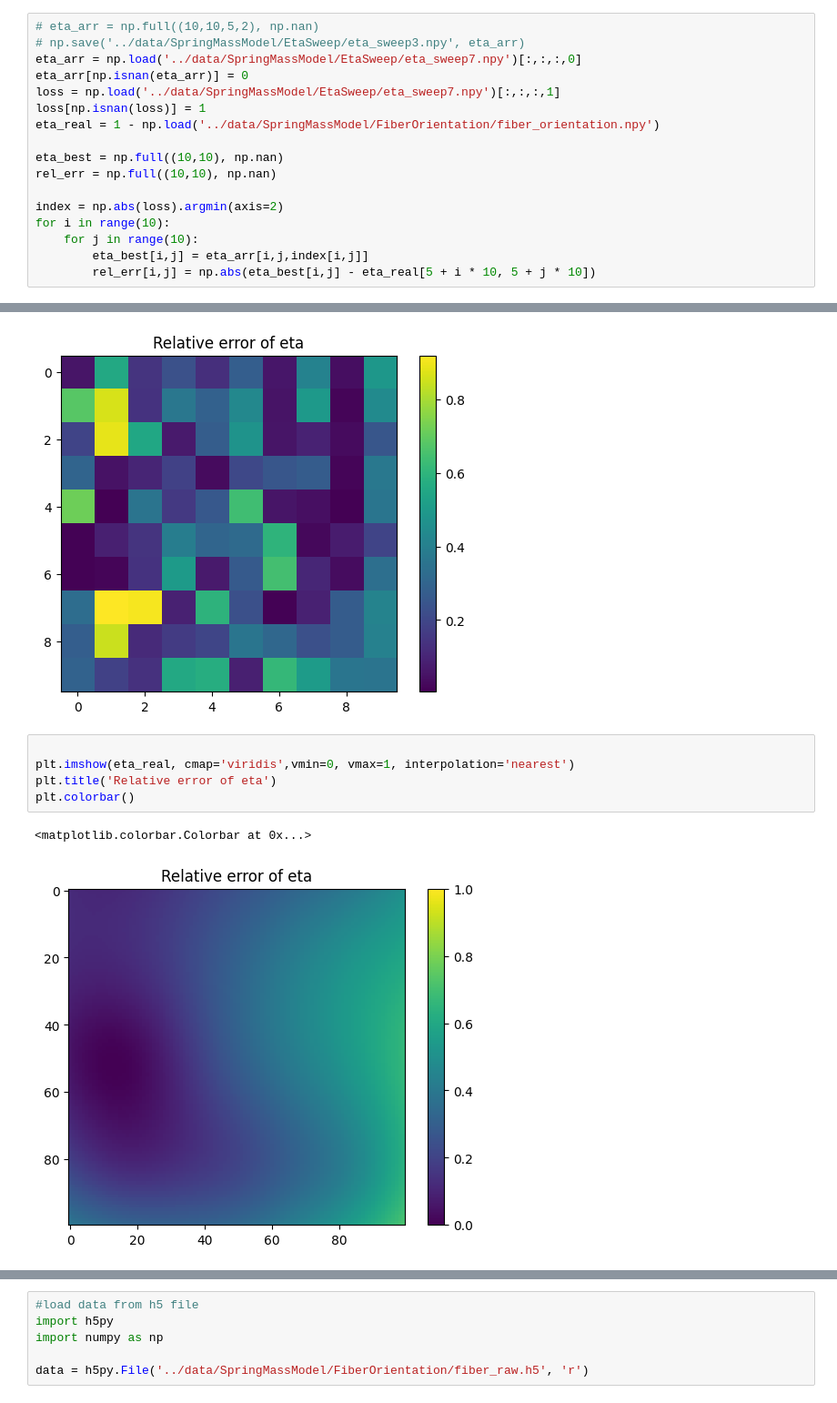
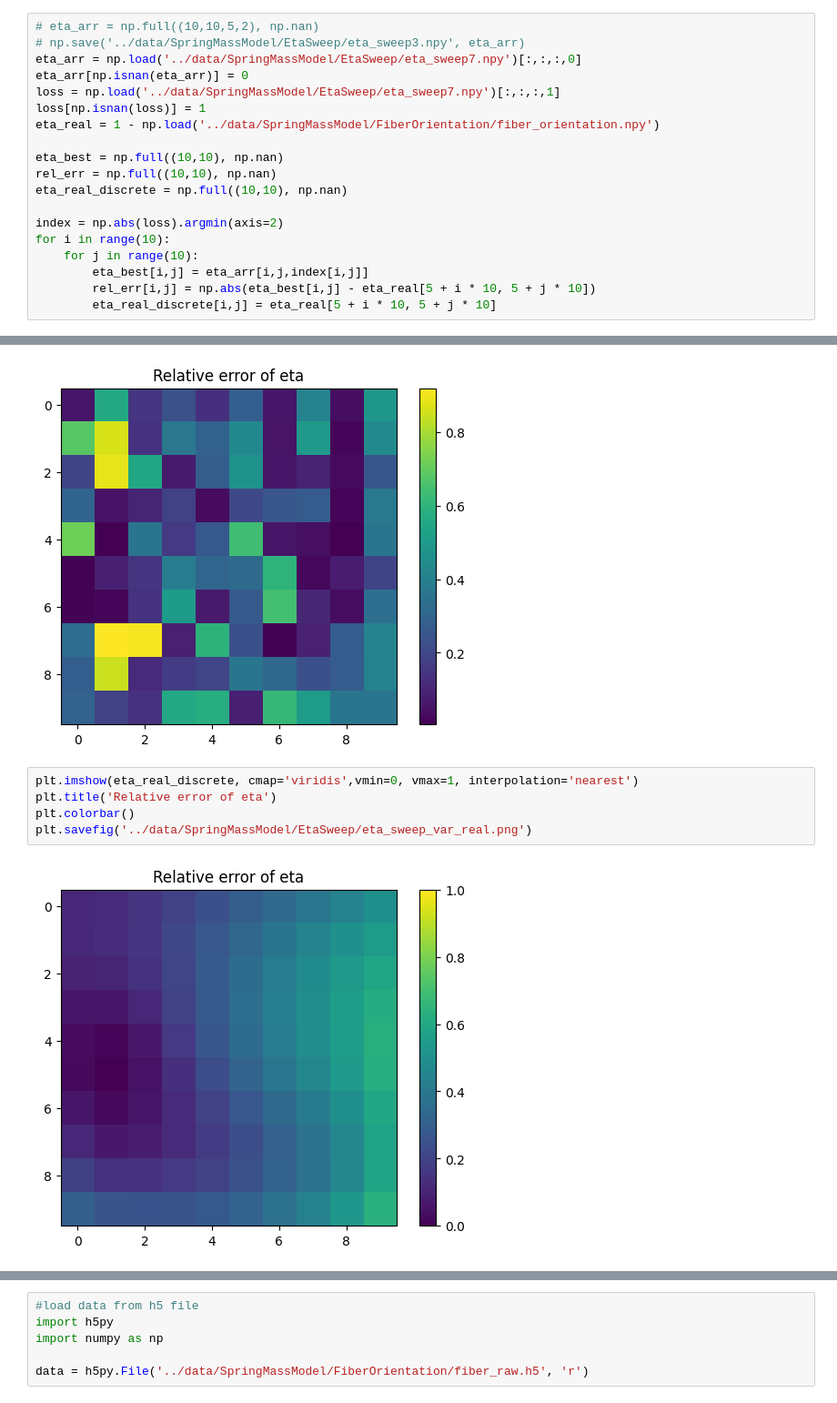
Before and after one commit to LukasBremer/SMM_AdODE_2D, a Jupyter notebook: adode_cluster/SpringMassModel/RunMain.ipynb, the cells around one changed output, grey strips where cells are left out. Shown at 91% size. Saved outputs shown, nothing was run; the diff lists cells and outputs as text.

```diff
--- a/adode_cluster/SpringMassModel/RunMain.ipynb
+++ b/adode_cluster/SpringMassModel/RunMain.ipynb
@@ -44,12 +44,14 @@ eta_real = 1 - np.load('../data/SpringMassModel/FiberOrientation/fiber_orientati
 
 eta_best = np.full((10,10), np.nan)
 rel_err = np.full((10,10), np.nan)
+eta_real_discrete = np.full((10,10), np.nan)
 
 index = np.abs(loss).argmin(axis=2)
 for i in range(10):
     for j in range(10):
         eta_best[i,j] = eta_arr[i,j,index[i,j]]
         rel_err[i,j] = np.abs(eta_best[i,j] - eta_real[5 + i * 10, 5 + j * 10])
+        eta_real_discrete[i,j] = eta_real[5 + i * 10, 5 + j * 10]
 # %%
 import matplotlib.pyplot as plt
 
@@ -61,13 +63,12 @@ plt.colorbar()
 <matplotlib.colorbar.Colorbar at 0x...>
 [figure]
 # %%
-
-plt.imshow(eta_real, cmap='viridis',vmin=0, vmax=1, interpolation='nearest')
+plt.imshow(eta_real_discrete, cmap='viridis',vmin=0, vmax=1, interpolation='nearest')
 plt.title('Relative error of eta')
 plt.colorbar()
+plt.savefig('../data/SpringMassModel/EtaSweep/eta_sweep_var_real.png')
 # %% [output]
-<matplotlib.colorbar.Colorbar at 0x...>
-[figure, old version]
+[figure, new version]
 # %%
 #apply gaussian smoothing to eta_best
 from scipy.ndimage import gaussian_filter
```
Also changed, not shown: parts of 1 cell of this notebook, 1 other file.
